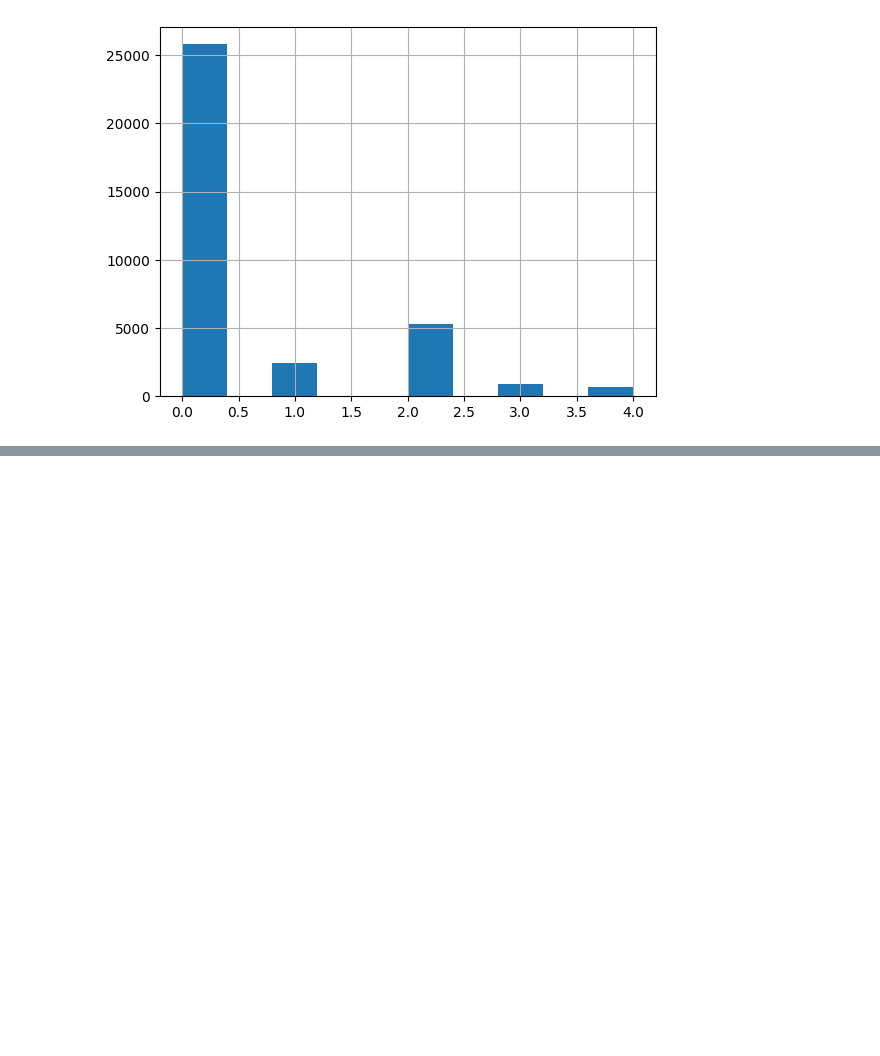
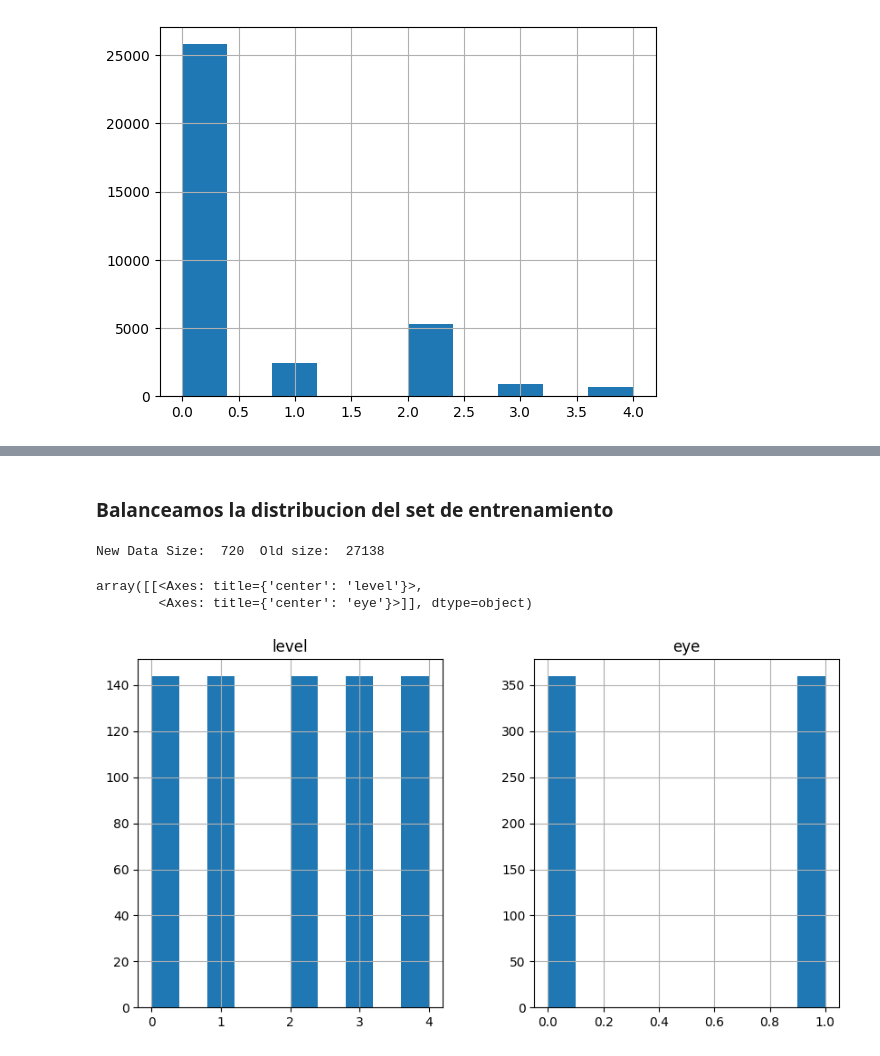
Before and after one commit to GustavoBD-Dev/DDRUCNN, a Jupyter notebook: src/DDRUCNN.ipynb, the cells around one changed output, grey strips where cells are left out. Drawn from its saved outputs; the diff is of its cells as text; code cells hidden in the pictures; blank space fills up the shorter version.

```diff
--- a/src/DDRUCNN.ipynb
+++ b/src/DDRUCNN.ipynb
@@ -69,0 +158,11 @@ Como observamos en la grafica tenemos un total de `35108` imagenes en total, dis
+# %% [markdown]
+### Balanceamos la distribucion del set de entrenamiento
+# %%
+train_df = raw_train_df.groupby(['level', 'eye']).apply(lambda x: x.sample(72, replace=True)).reset_index(drop=True)
+print('New Data Size: ', train_df.shape[0], ' Old size: ', raw_train_df.shape[0])
+train_df[['level', 'eye']].hist(figsize=(10,5))
+# %% [output]
+New Data Size:  720  Old size:  27138
+array([[<Axes: title={'center': 'level'}>,
+        <Axes: title={'center': 'eye'}>]], dtype=object)
+[figure, added]
```
Also changed, not shown: parts of 9 cells of this notebook.
